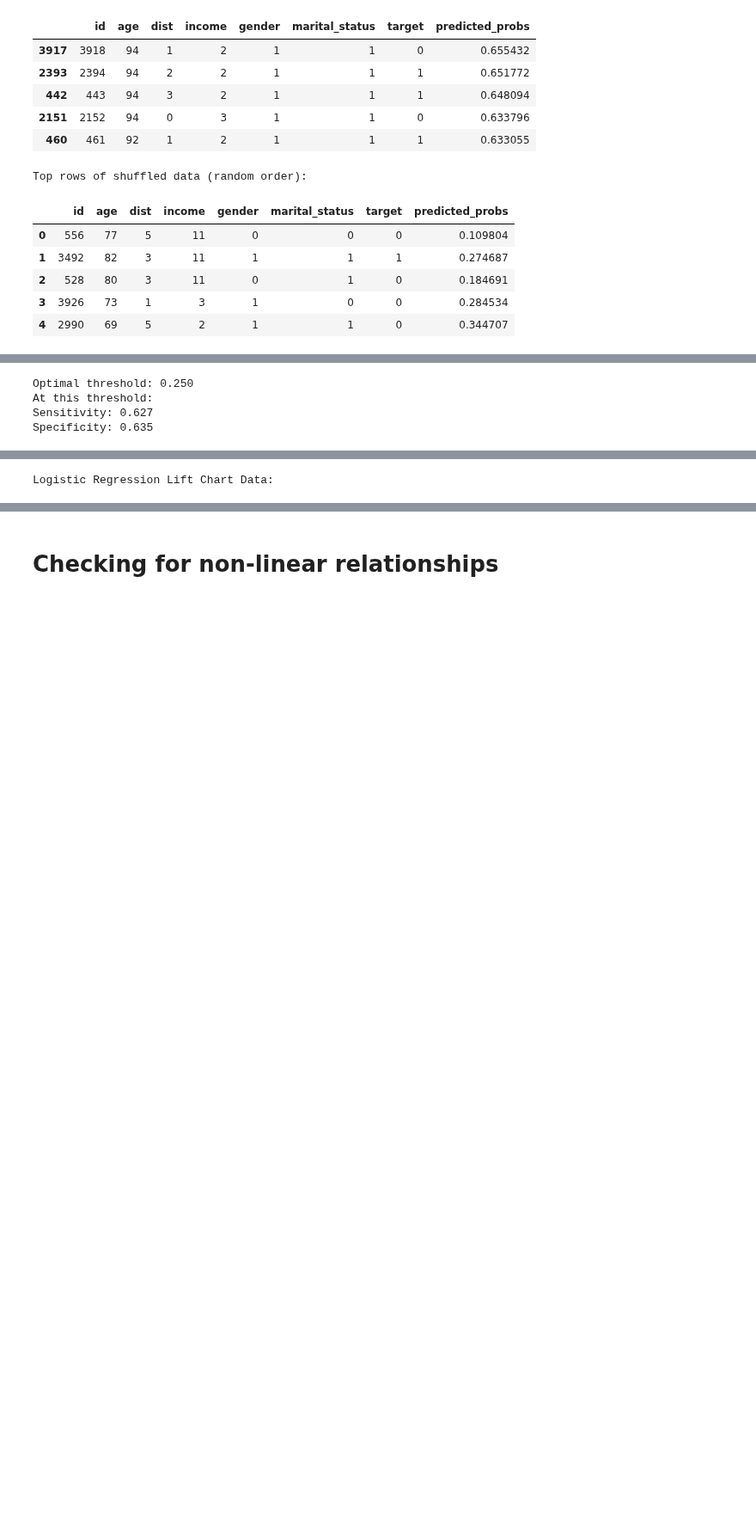
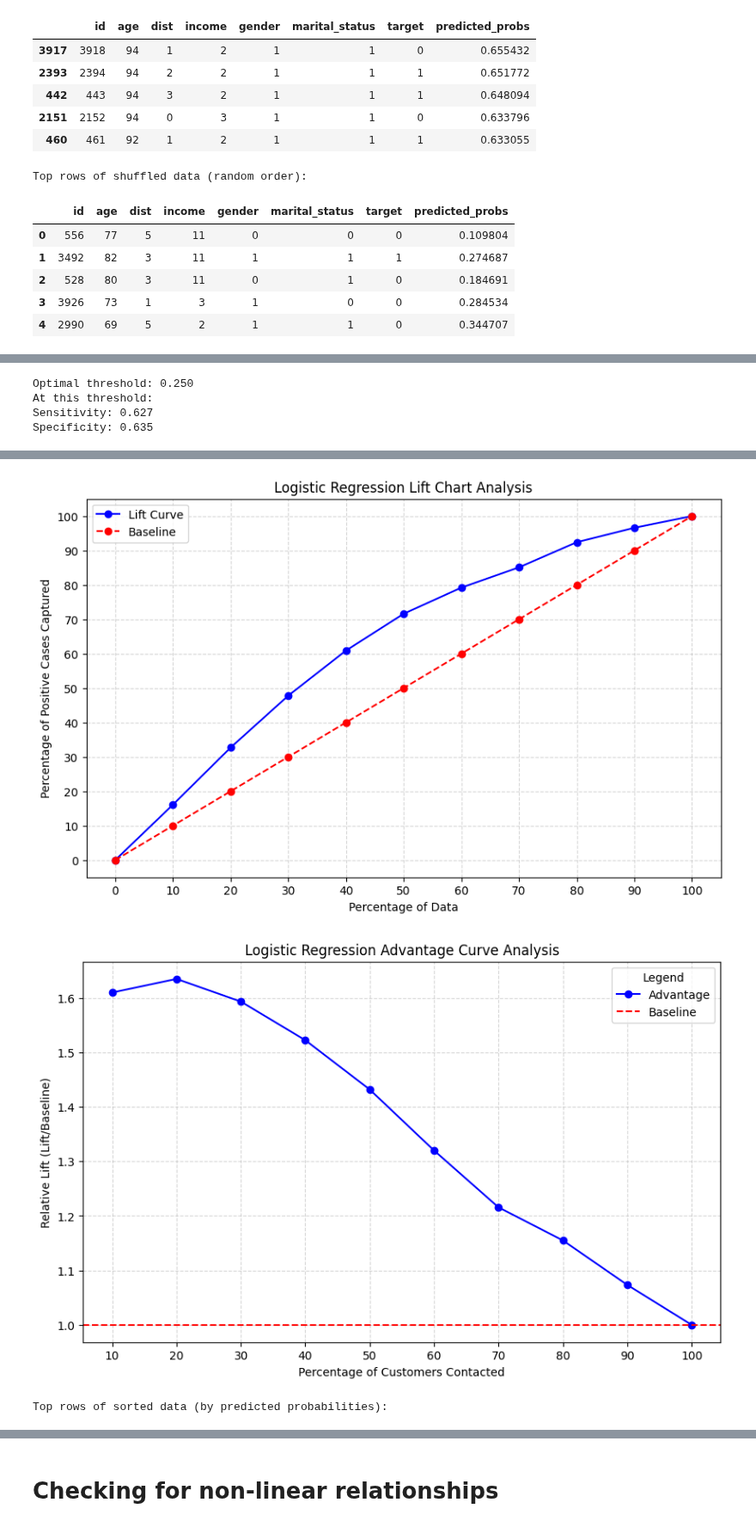
Before and after one commit to Jacob-J-Richards/DS_DA_Projects, a Jupyter notebook: Marketing_Prediction/Model_builds_comparison.ipynb, the cells around one changed output, grey strips where cells are left out. Shown at 86% size. Saved outputs shown, nothing was run; the diff lists cells and outputs as text; code cells hidden in the pictures; blank space fills up the shorter version.

```diff
--- a/Marketing_Prediction/Model_builds_comparison.ipynb
+++ b/Marketing_Prediction/Model_builds_comparison.ipynb
@@ -509,68 +509,63 @@ plt.show()
 # Get predictions for entire dataset
 data['predicted_probs'] = log_reg.predict_proba(X)[:, 1]
 
-# Sort and shuffle data
+# Sort data by predicted probabilities
 data_sorted = data.sort_values(by='predicted_probs', ascending=False)
 data_shuffled = data.sample(frac=1, random_state=42).reset_index(drop=True)
 
-# Calculate lift chart data
+# Calculate cumulative gains for lift chart
 total_positives = data_sorted['target'].sum()
 n_rows = len(data_sorted)
+percentiles = np.linspace(0, 100, 11)
 
 lift_curve = []
 baseline_curve = []
 
-for i in range(11):
-    cutoff = int((i/10) * n_rows)
-    lift_percentage = data_sorted.iloc[:cutoff]['target'].sum() / total_positives * 100
-    baseline_percentage = (i/10) * 100
-    lift_curve.append(lift_percentage)
-    baseline_curve.append(baseline_percentage)
+for percentile in percentiles:
+    n_samples = int((percentile/100) * n_rows)
+    if n_samples == 0:
+        lift_curve.append(0)
+    else:
+        positives_captured = data_sorted.iloc[:n_samples]['target'].sum()
+        lift_curve.append((positives_captured / total_positives) * 100)
+    baseline_curve.append(percentile)
 
 # Create lift chart DataFrame
 lift_data = pd.DataFrame({
     'Lift Curve': lift_curve,
     'Baseline': baseline_curve
 })
-lift_data['Lift'] = lift_data['Lift Curve'] - lift_data['Baseline']
-
-# Display lift chart data
-print("\nLogistic Regression Lift Chart Data:")
-display(lift_data)
 
 # Plot lift chart
 plt.figure(figsize=(10, 6))
-plt.plot(np.linspace(0, 100, 11), lift_data['Lift Curve'],
-         label='Lift Curve', color='blue', marker='o')
-plt.plot(np.linspace(0, 100, 11), lift_data['Baseline'],
-         label='Baseline', color='red', linestyle='--', marker='o')
+plt.plot(percentiles, lift_curve, label='Lift Curve', color='blue', marker='o')
+plt.plot(percentiles, baseline_curve, label='Baseline', color='red', linestyle='--', marker='o')
 
 plt.title('Logistic Regression Lift Chart Analysis')
 plt.xlabel('Percentage of Data')
 plt.ylabel('Percentage of Positive Cases Captured')
-plt.xticks(np.linspace(0, 100, 11))
+plt.xticks(percentiles)
 plt.yticks(np.linspace(0, 100, 11))
 plt.legend()
 plt.grid(True, linestyle='--', alpha=0.5)
 plt.show()
 
-# Plot advantage curve
-advantage_data = lift_data.copy()
-advantage_data['Lift Curve'] = advantage_data['Lift Curve'] / advantage_data['Baseline']
-advantage_data['Baseline'] = advantage_data['Baseline'] / advantage_data['Baseline']
-advantage_data = advantage_data.iloc[1:] # Remove first row to avoid division by zero
+# Calculate and plot advantage curve
+# Advantage = Lift/Baseline (excluding first point to avoid division by zero)
+advantage_data = pd.DataFrame({
+    'Percentile': percentiles[1:],
+    'Advantage': np.array(lift_curve[1:]) / np.array(baseline_curve[1:])
+})
 
 plt.figure(figsize=(10, 6))
-plt.plot(np.linspace(10, 100, 10), advantage_data['Lift Curve'],
-         label='Lift Curve', color='blue', marker='o')
-plt.plot(np.linspace(10, 100, 10), advantage_data['Baseline'],
-         label='Baseline', color='red', linestyle='--', marker='o')
+plt.plot(advantage_data['Percentile'], advantage_data['Advantage'],
+         color='blue', marker='o', label='Advantage')
+plt.axhline(y=1, color='red', linestyle='--', label='Baseline')
 
 plt.title('Logistic Regression Advantage Curve Analysis')
 plt.xlabel('Percentage of Customers Contacted')
 plt.ylabel('Relative Lift (Lift/Baseline)')
-plt.xticks(np.linspace(10, 100, 10))
-plt.ylim(0.5, 5)
+plt.xticks(percentiles[1:])
 plt.legend(title='Legend')
 plt.grid(True, linestyle='--', alpha=0.5)
 plt.show()
@@ -586,31 +581,33 @@ Model Intercept: -5.246784645687027
 
 Feature Coefficients:
 age: 0.0553
 dist: 0.0145
 income: -0.0703
 gender: 1.2751
 marital_status: 0.3339
 age_gender_interaction: -0.0129
 income_dist_interaction: -0.0055
 gender_marital_status_interaction: 0.2088
 
 Training Accuracy: 0.754
 Testing Accuracy: 0.724
 A value is trying to be set on a copy of a slice from a DataFrame.
 Try using .loc[row_indexer,col_indexer] = value instead
 
 See the caveats in the documentation: https://pandas.pydata.org/pandas-docs/stable/user_guide/indexing.html#returning-a-view-versus-a-copy
 
 
 
 A value is trying to be set on a copy of a slice from a DataFrame.
 Try using .loc[row_indexer,col_indexer] = value instead
 
 See the caveats in the documentation: https://pandas.pydata.org/pandas-docs/stable/user_guide/indexing.html#returning-a-view-versus-a-copy
 [figure]
 Optimal threshold: 0.250
 At this threshold:
 Sensitivity: 0.627
 Specificity: 0.635
 [figure]
+[figure]
+[figure, new version]
-Logistic Regression Lift Chart Data:
+Top rows of sorted data (by predicted probabilities):
```
Also changed, not shown: parts of 8 cells of this notebook.
